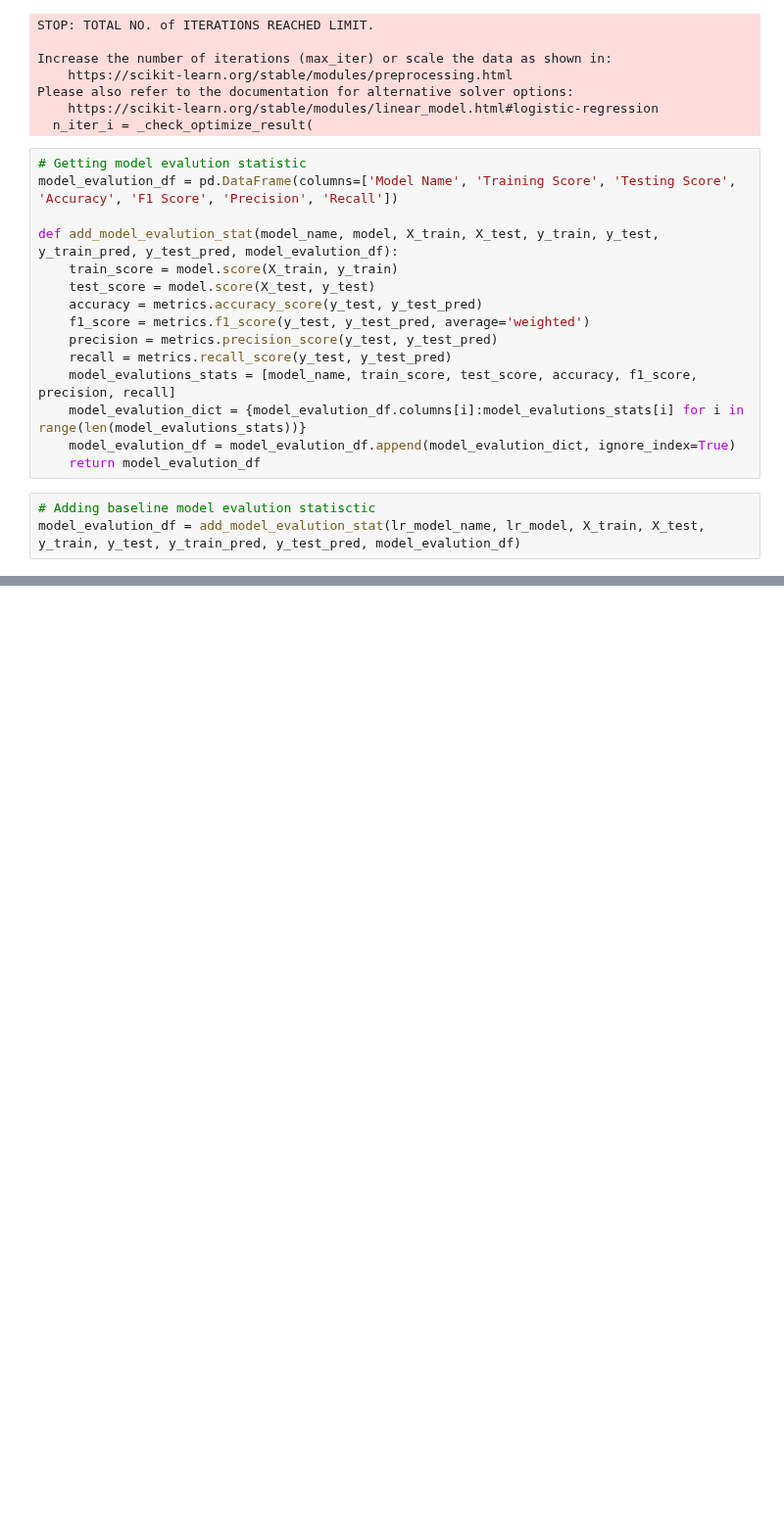
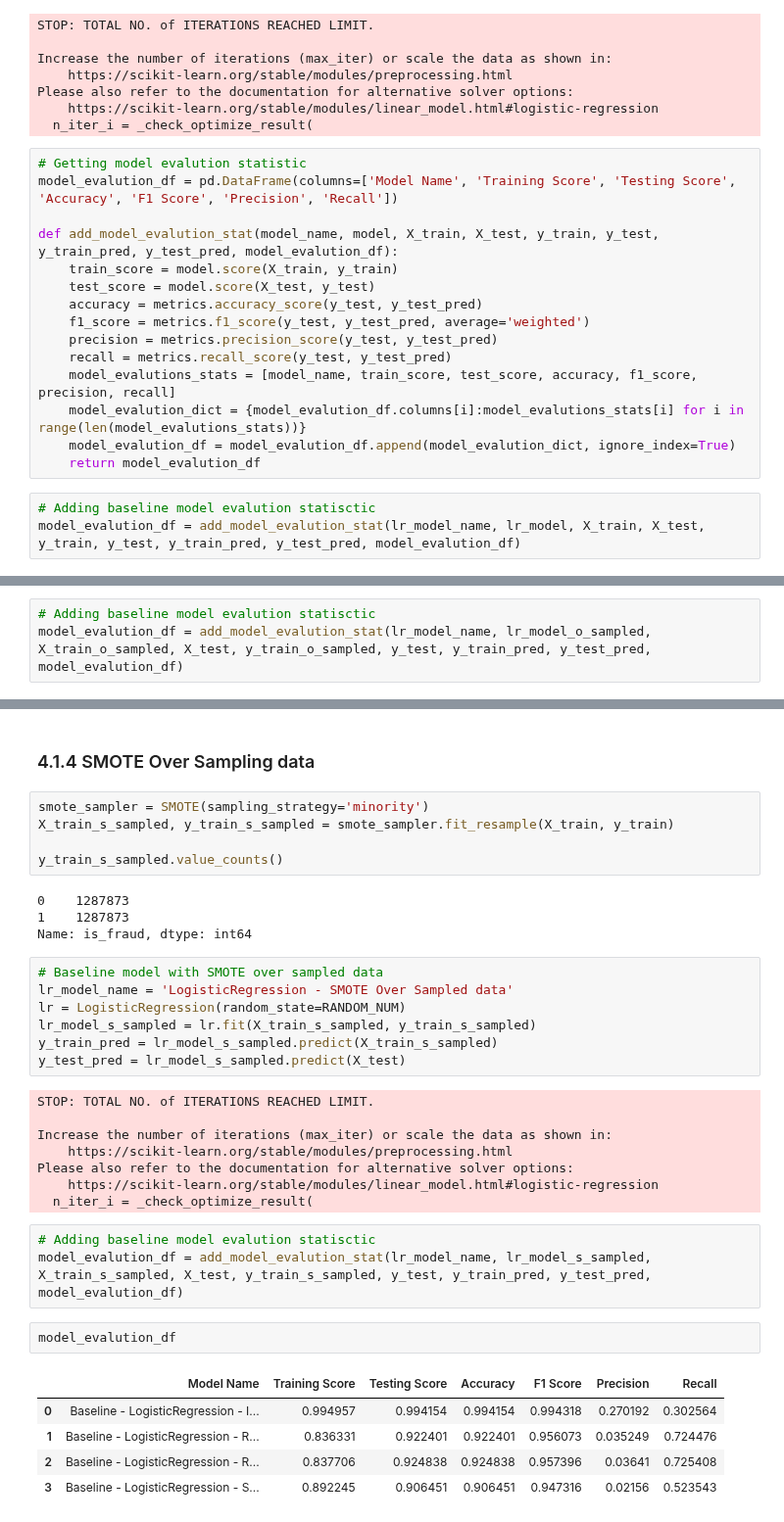
Before and after one commit to PoluboyarinovSI/SF_DataScience, a Jupyter notebook: project_7/Project-7.ipynb, the cells around one changed output, grey strips where cells are left out. Shown at 98% size. Cells and saved outputs as stored; diff of their text form; blank space fills up the shorter version.

```diff
--- a/project_7/Project-7.ipynb
+++ b/project_7/Project-7.ipynb
@@ -886,0 +957,3 @@ model_evalution_df
+# %%
+# Adding baseline model evalution statisctic
+model_evalution_df = add_model_evalution_stat(lr_model_name, lr_model_o_sampled, X_train_o_sampled, X_test, y_train_o_sampled, y_test, y_train_pred, y_test_pred, model_evalution_df)
@@ -886,0 +967,37 @@ model_evalution_df
+# %% [markdown]
+### 4.1.4 SMOTE Over Sampling data
+# %%
+smote_sampler = SMOTE(sampling_strategy='minority')
+X_train_s_sampled, y_train_s_sampled = smote_sampler.fit_resample(X_train, y_train)
+
+y_train_s_sampled.value_counts()
+# %% [output]
+0    1287873
+1    1287873
+Name: is_fraud, dtype: int64
+# %%
+# Baseline model with SMOTE over sampled data
+lr_model_name = 'LogisticRegression - SMOTE Over Sampled data'
+lr = LogisticRegression(random_state=RANDOM_NUM)
+lr_model_s_sampled = lr.fit(X_train_s_sampled, y_train_s_sampled)
+y_train_pred = lr_model_s_sampled.predict(X_train_s_sampled)
+y_test_pred = lr_model_s_sampled.predict(X_test)
+# %% [output]
+STOP: TOTAL NO. of ITERATIONS REACHED LIMIT.
+
+Increase the number of iterations (max_iter) or scale the data as shown in:
+    https://scikit-learn.org/stable/modules/preprocessing.html
+Please also refer to the documentation for alternative solver options:
+    https://scikit-learn.org/stable/modules/linear_model.html#logistic-regression
+  n_iter_i = _check_optimize_result(
+# %%
+# Adding baseline model evalution statisctic
+model_evalution_df = add_model_evalution_stat(lr_model_name, lr_model_s_sampled, X_train_s_sampled, X_test, y_train_s_sampled, y_test, y_train_pred, y_test_pred, model_evalution_df)
+# %%
+model_evalution_df
+# %% [output]
+|  | Model Name | Training Score | Testing Score | Accuracy | F1 Score | Precision | Recall |
+| 0 | Baseline - LogisticRegression - I... | 0.994957 | 0.994154 | 0.994154 | 0.994318 | 0.270192 | 0.302564 |
+| 1 | Baseline - LogisticRegression - R... | 0.836331 | 0.922401 | 0.922401 | 0.956073 | 0.035249 | 0.724476 |
+| 2 | Baseline - LogisticRegression - R... | 0.837706 | 0.924838 | 0.924838 | 0.957396 | 0.03641 | 0.725408 |
+| 3 | Baseline - LogisticRegression - S... | 0.892245 | 0.906451 | 0.906451 | 0.947316 | 0.02156 | 0.523543 |
```
Also changed, not shown: parts of 14 cells of this notebook.
